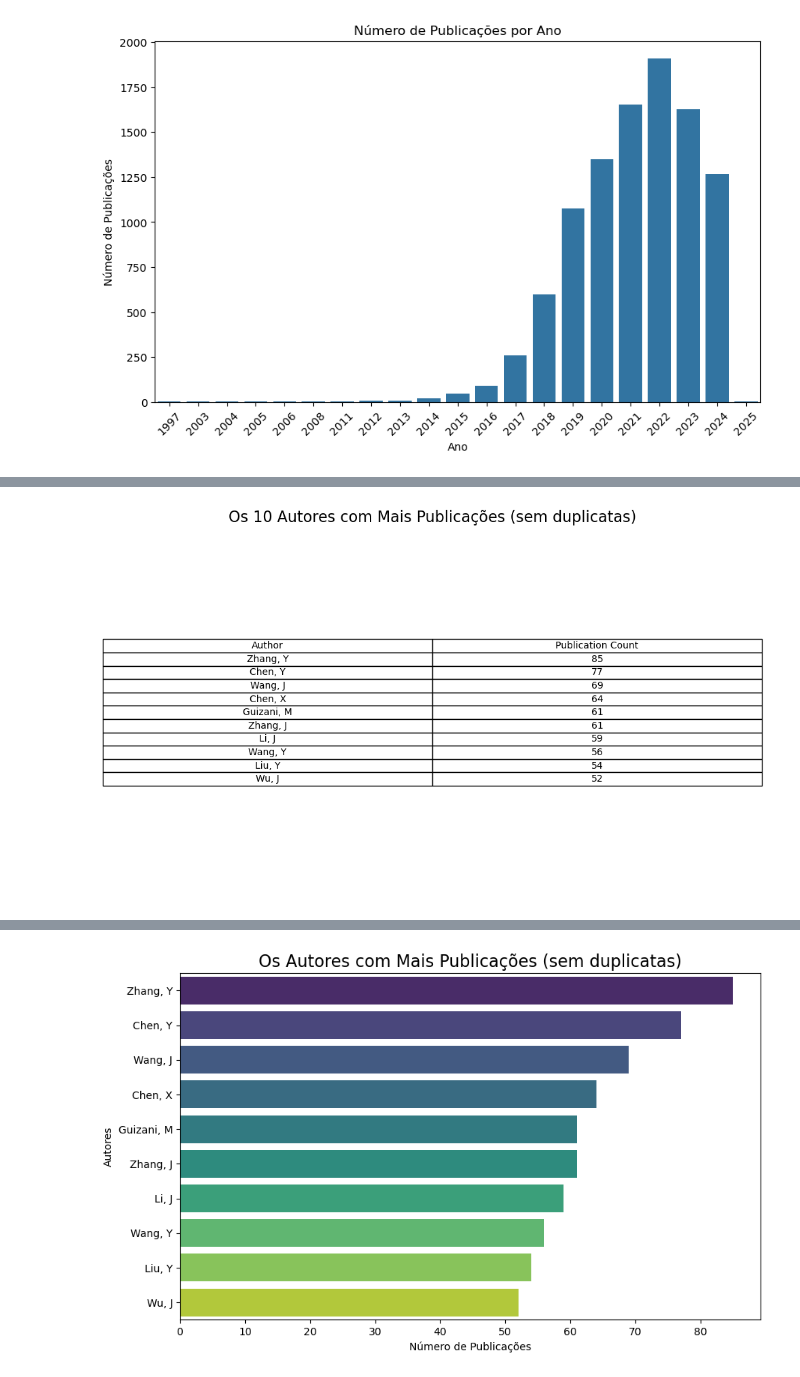
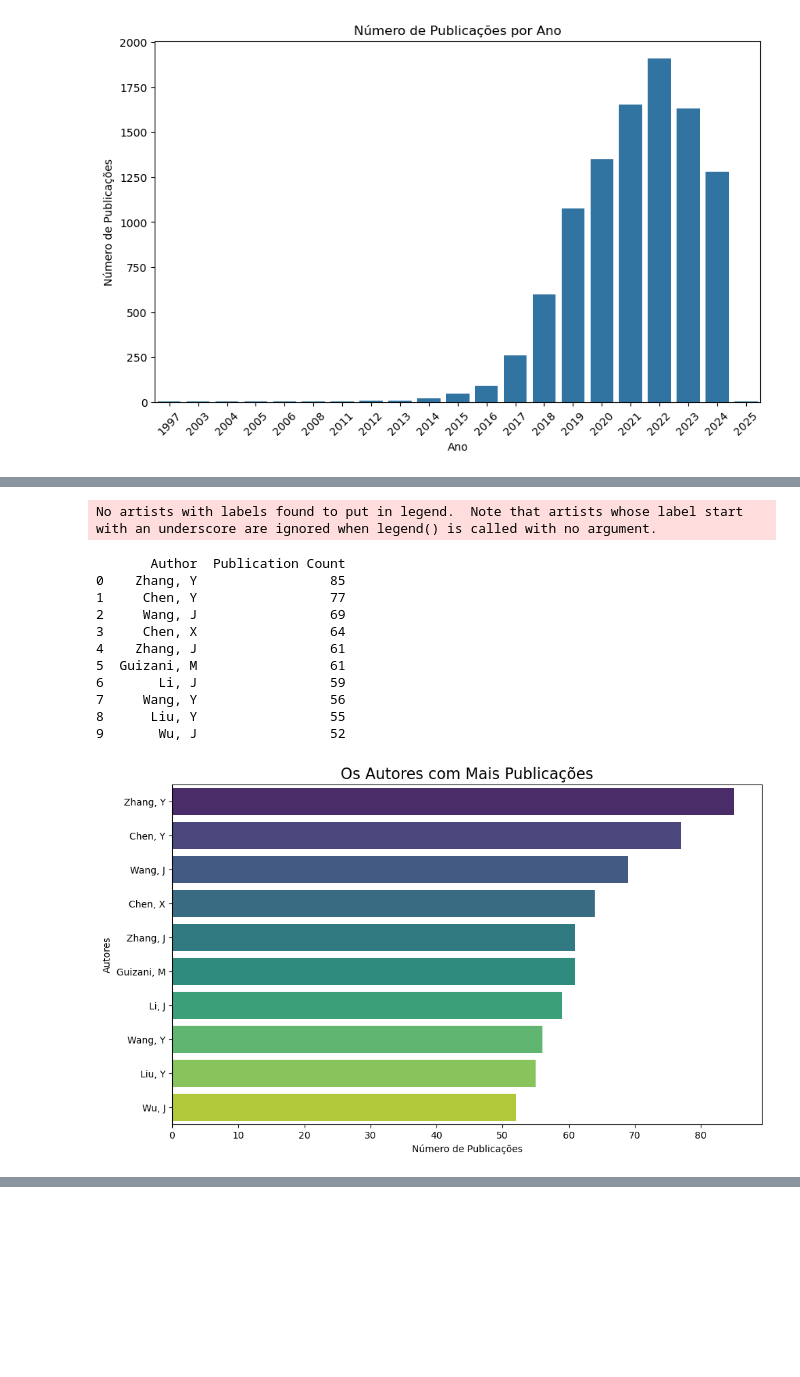
Before and after one commit to fernandoareias/literature-analysis, a Jupyter notebook: Analise.ipynb, the cells around one changed output, grey strips where cells are left out. Drawn from its saved outputs; the diff is of its cells as text; code cells hidden in the pictures; blank space fills up the shorter version.

```diff
--- a/Analise.ipynb
+++ b/Analise.ipynb
@@ -31,7 +28,7 @@ import geopandas as gpd
 from fuzzywuzzy import process
 import networkx as nx
 # %%
-df = pd.read_excel('datasets/artigos_processado.xlsx', engine='openpyxl')
+df = pd.read_excel('datasets/combined_output.xlsx', engine='openpyxl')
 print(df.head())
 # %% [output]
   Publication Type                                            Authors  \
@@ -101,31 +133,37 @@ plt.show()
 # %%
-df['Authors'] = df['Authors'].str.split('; ')
-df = df.explode('Authors')
+df_temp = df.copy()
 
-df_unique = df.drop_duplicates(subset=['Authors', 'Article Title'])
+df_temp['Authors'] = df_temp['Authors'].str.split('; ')
+df_temp = df_temp.explode('Authors')
+
+df_unique = df_temp.drop_duplicates(subset=['Authors', 'Article Title'])
 
 author_data = df_unique['Authors'].value_counts().head(10)
 
 author_df = author_data.reset_index()
 author_df.columns = ['Author', 'Publication Count']
 
-plt.figure(figsize=(10, 6))
-plt.table(cellText=author_df.values,
-          colLabels=author_df.columns,
-          cellLoc='center',
-          loc='center')
-
-plt.axis('off')
-plt.title('Os 10 Autores com Mais Publicações (sem duplicatas)', fontsize=16)
-plt.tight_layout()
-plt.show()
+print(author_df)
 
 plt.figure(figsize=(10, 6))
 sns.barplot(x='Publication Count', y='Author', data=author_df, hue='Author', palette='viridis', dodge=False)
-plt.title('Os Autores com Mais Publicações (sem duplicatas)', fontsize=16)
+plt.title('Os Autores com Mais Publicações', fontsize=16)
 plt.xlabel('Número de Publicações')
 plt.ylabel('Autores')
 plt.legend().set_visible(False)
+plt.tight_layout()
 plt.show()
 # %% [output]
+No artists with labels found to put in legend.  Note that artists whose label start with an underscore are ignored when legend() is called with no argument.
+       Author  Publication Count
+0    Zhang, Y                 85
+1     Chen, Y                 77
+2     Wang, J                 69
+3     Chen, X                 64
+4    Zhang, J                 61
+5  Guizani, M                 61
+6       Li, J                 59
+7     Wang, Y                 56
+8      Liu, Y                 55
+9       Wu, J                 52
-[figure, old version]
+[figure, new version]
@@ -133,2 +170 @@ WARNING:matplotlib.legend:No artists with labels found to put in legend.  Note t
-[figure, removed]
 # %%
```
Also changed, not shown: parts of 15 cells of this notebook, 6 other files.
